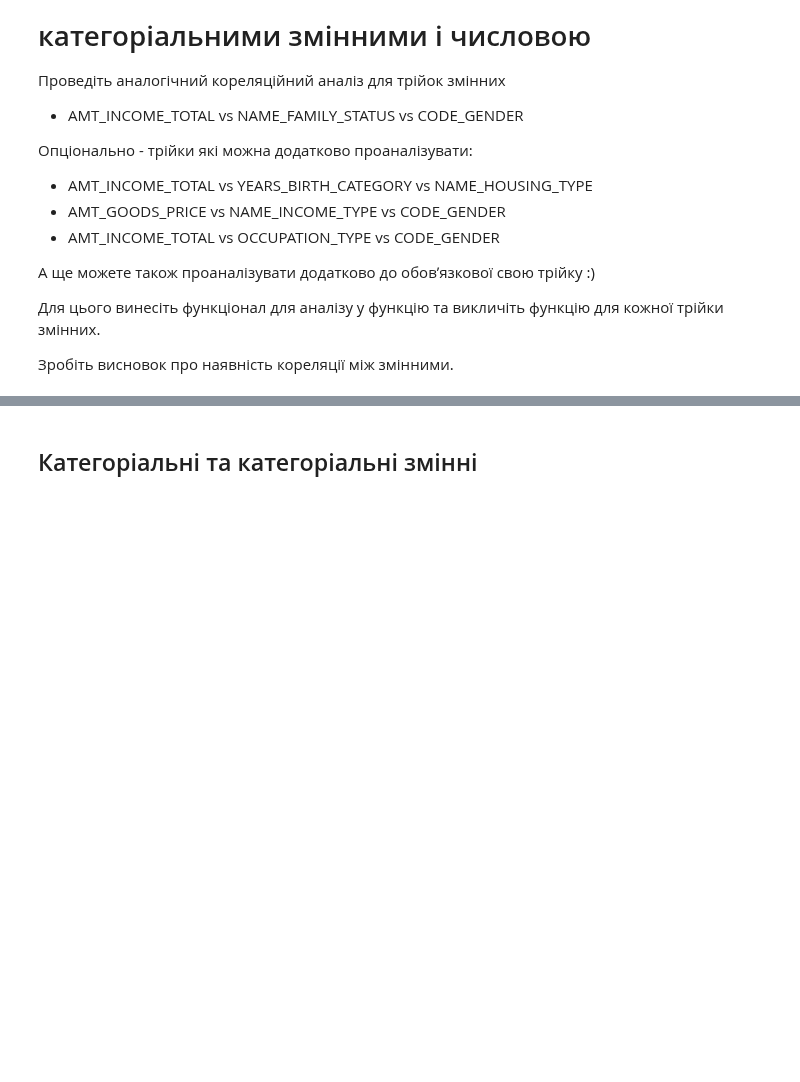
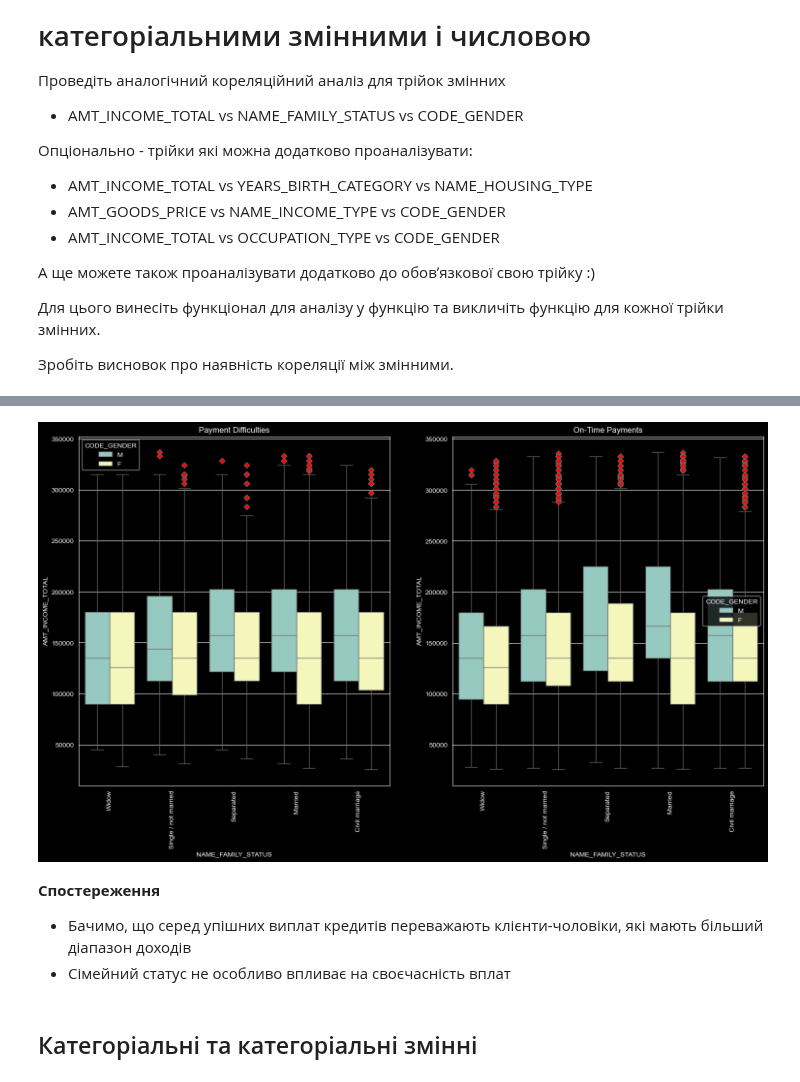
Before and after one commit to maryna-hliebova/machine-learning, a Jupyter notebook: notebooks/eta/HW_1_2_Credit_EDA.ipynb, the cells around one changed output, grey strips where cells are left out. Cells and saved outputs as stored; diff of their text form; code cells hidden in the pictures; blank space fills up the shorter version.

```diff
--- a/notebooks/eta/HW_1_2_Credit_EDA.ipynb
+++ b/notebooks/eta/HW_1_2_Credit_EDA.ipynb
@@ -2337,3 +2337,6 @@ def numeric_vs_categorical_analysis(df0, df1, column_1, column_2, column_3):
   display(df0.groupby(by = [column_2, column_3])[column_1].describe().head())
 
   bi_boxplot(column_2, column_1, max_value1_column_1, max_value0_column_1, column_3)
+# %%
+numeric_vs_categorical_analysis(df0, df1, 'AMT_INCOME_TOTAL', 'NAME_FAMILY_STATUS', 'CODE_GENDER')
+# %% [output]
@@ -2340,3 +2357,8 @@ def numeric_vs_categorical_analysis(df0, df1, column_1, column_2, column_3):
+[figure, added]
+# %% [markdown]
+**Спостереження**
+- Бачимо, що серед упішних виплат кредитів переважають клієнти-чоловіки, які мають більший діапазон доходів
+- Сімейний статус не особливо впливає на своєчасність вплат
 # %% [markdown]
 ## Категоріальні та категоріальні змінні
 # %% [markdown]
```
Also changed, not shown: parts of 2 cells of this notebook.
